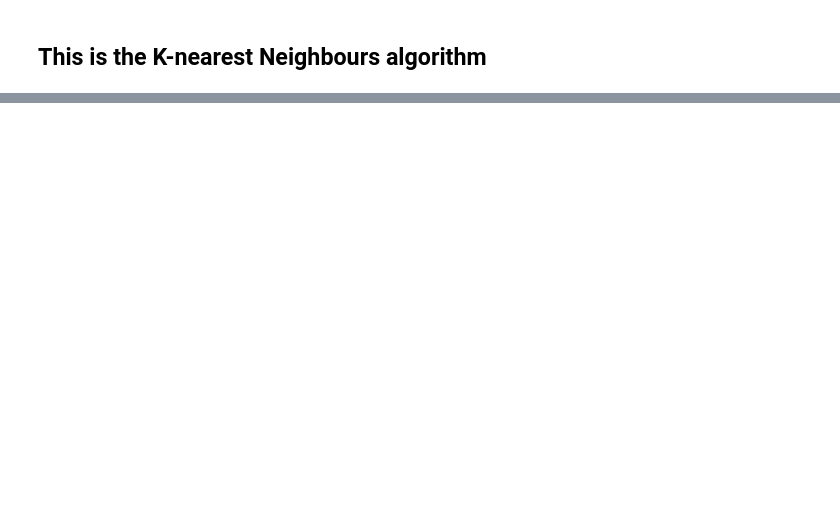
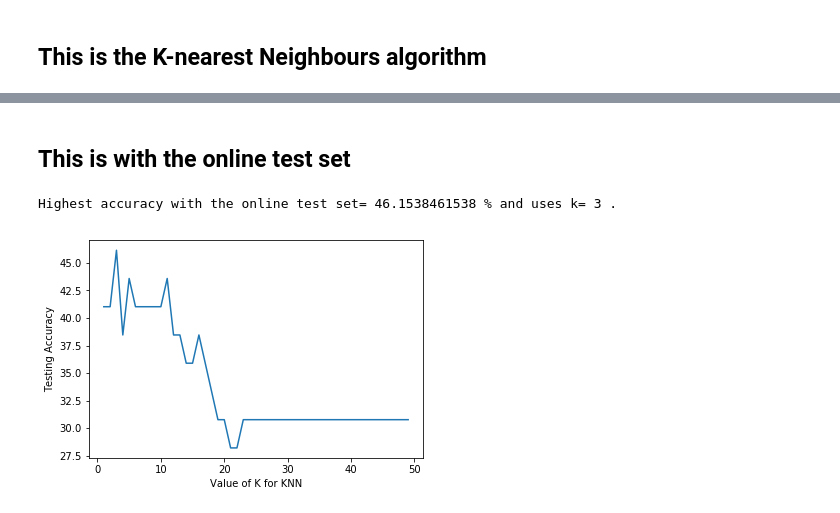
Before and after one commit to Kajzzer/Leren-Beslissen, a Jupyter notebook: KNN.ipynb, the cells around one changed output, grey strips where cells are left out. Drawn from its saved outputs; the diff is of its cells as text; code cells hidden in the pictures; blank space fills up the shorter version.

```diff
--- a/KNN.ipynb
+++ b/KNN.ipynb
@@ -149,0 +156,24 @@ print(distance)
+# %% [markdown]
+## This is with the online test set
+# %%
+accuracy_list1 = []
+for k in range(1,50):
+    neigh1 = KNeighborsClassifier(n_neighbors=k, weights='distance', metric='manhattan')
+    neigh1.fit(X, y)
+    predicted1 = neigh1.predict(X_test)
+    score1 = metrics.accuracy_score(y_test, predicted1)
+    accuracy_list1.append(score1*100)
+
+#print(accuracy_list1)
+
+
+#following lines plots the graph of accuracies per number of neighbours
+plt.plot(range(1,50), accuracy_list1)
+plt.xlabel('Value of K for KNN')
+plt.ylabel('Testing Accuracy')
+
+
+print("Highest accuracy with the online test set=",max(accuracy_list1),"% and uses k=", np.argmax(accuracy_list1)+1,".")
+# %% [output]
+Highest accuracy with the online test set= 46.1538461538 % and uses k= 3 .
+[figure, added]
```
Also changed, not shown: parts of 11 cells of this notebook.
